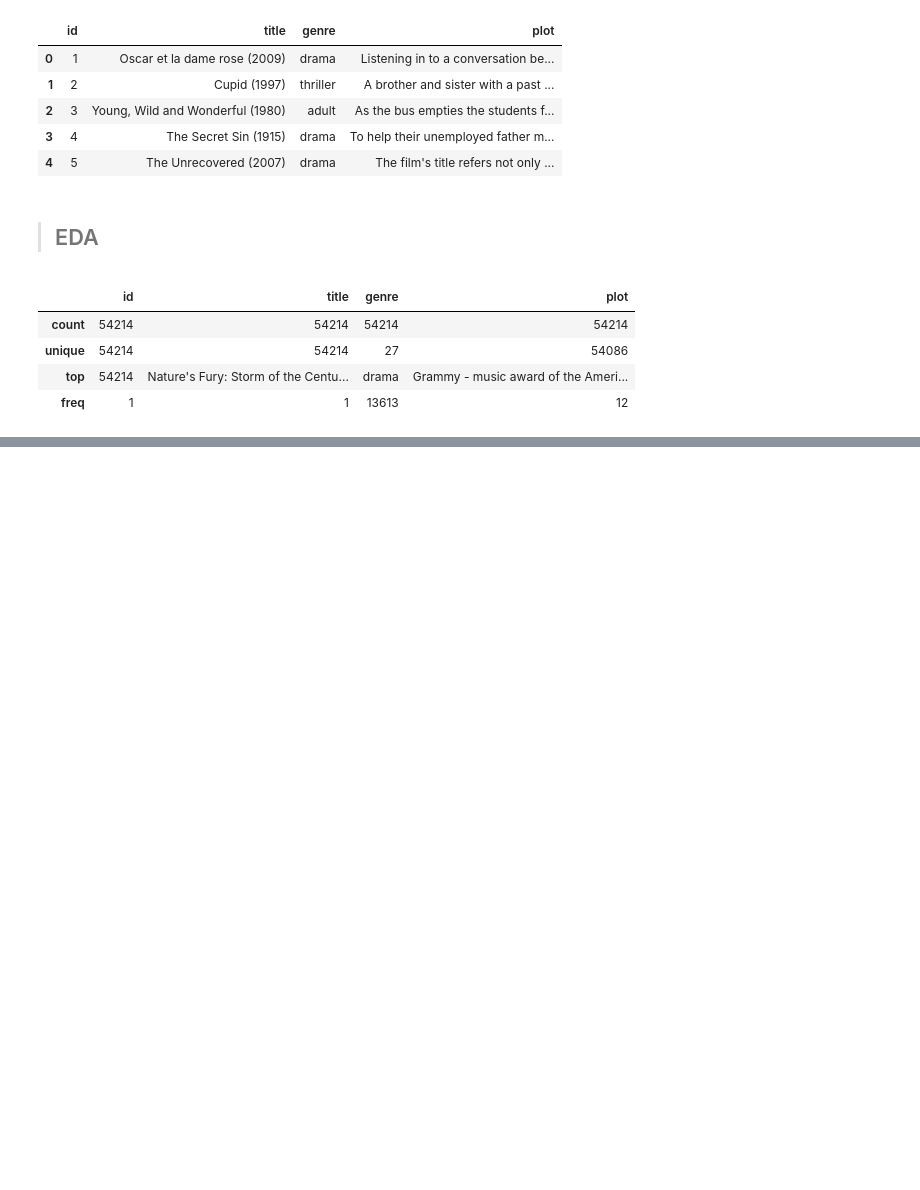
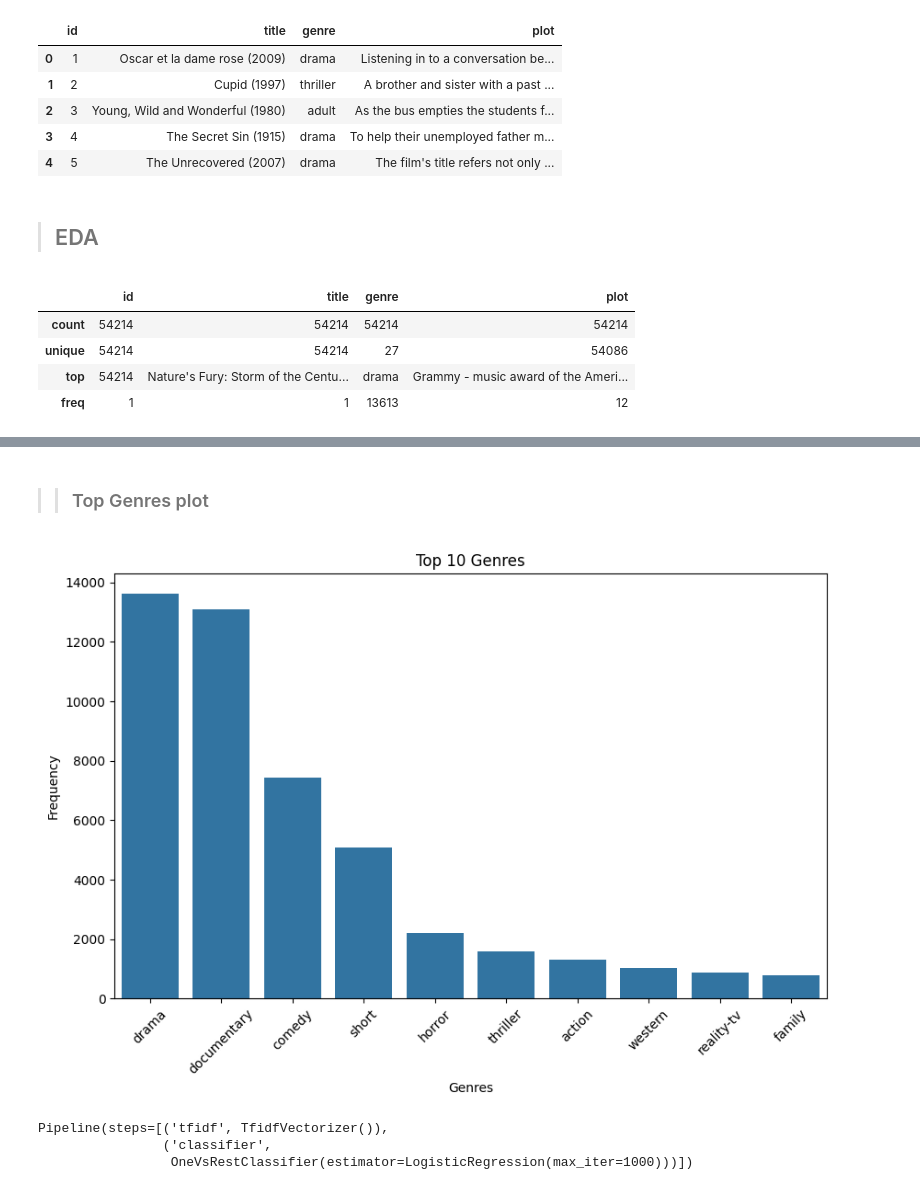
Before and after one commit to amannnnnyyyy/CODSOFT, a Jupyter notebook: movie_genre_classification/notebooks/movie.ipynb, the cells around one changed output, grey strips where cells are left out. Cells and saved outputs as stored; diff of their text form; code cells hidden in the pictures; blank space fills up the shorter version.

```diff
--- a/movie_genre_classification/notebooks/movie.ipynb
+++ b/movie_genre_classification/notebooks/movie.ipynb
@@ -45,0 +77,14 @@ train_data.describe()
+# %% [markdown]
+>> ### Top Genres plot
+# %%
+# Top genres
+top_genres = train_data['genre'].explode().value_counts().head(10)
+plt.figure(figsize=(10, 6))
+sns.barplot(x=top_genres.index, y=top_genres.values)
+plt.xticks(rotation=45)
+plt.xlabel('Genres')
+plt.ylabel('Frequency')
+plt.title('Top 10 Genres')
+plt.show()
+# %% [output]
+[figure, added]
@@ -45,0 +105,6 @@ train_data.describe()
+# %%
+pipeline.fit(X_train, y_train)
+# %% [output]
+Pipeline(steps=[('tfidf', TfidfVectorizer()),
+                ('classifier',
+                 OneVsRestClassifier(estimator=LogisticRegression(max_iter=1000)))])
```
Also changed, not shown: parts of 11 cells of this notebook, 1 other file.
